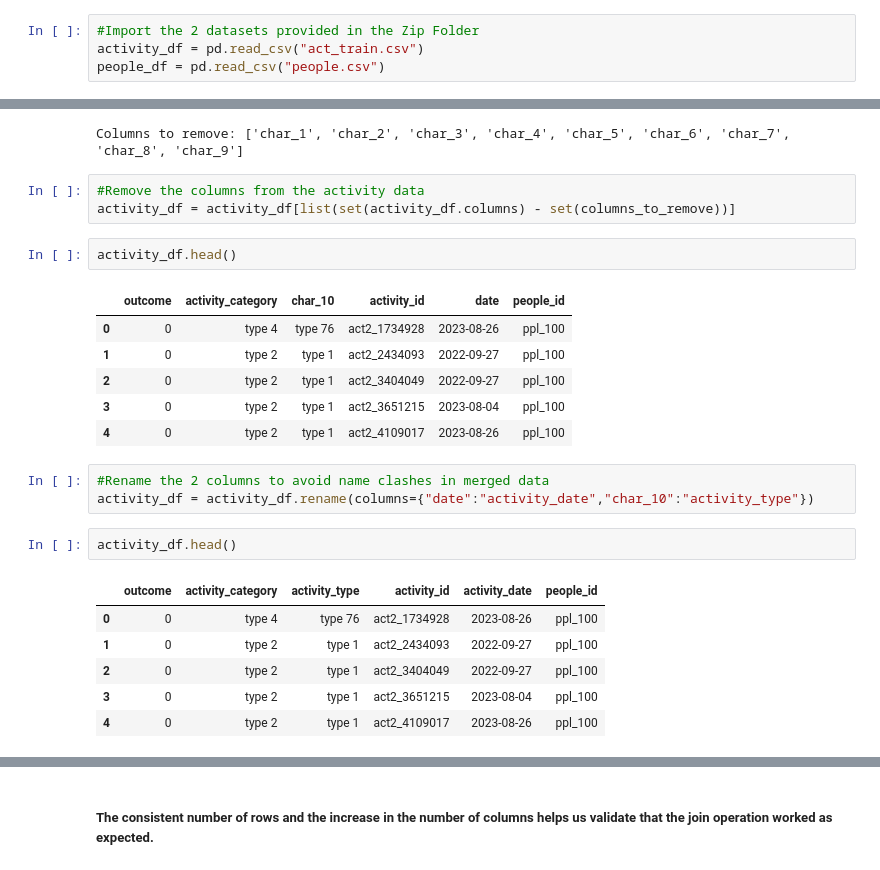
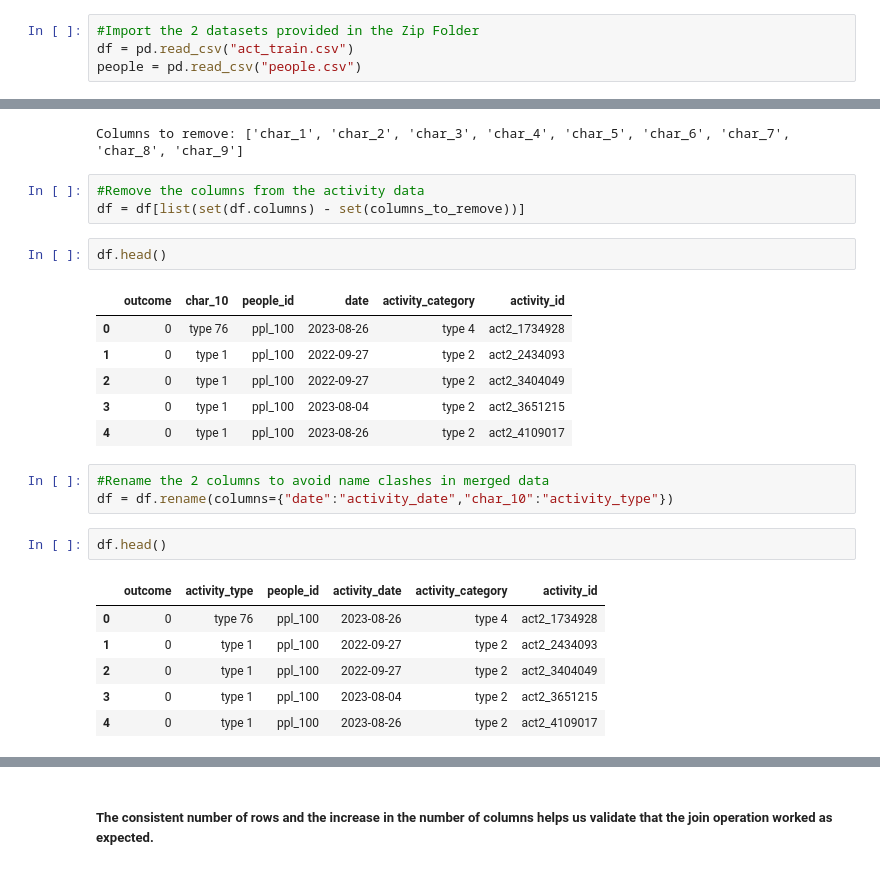
Before and after one commit to gulraeezgulshan/PIAIC, a Jupyter notebook: deep-learning/predicting_red_hat_business_value/classification.ipynb, the cells around one changed output, grey strips where cells are left out. Drawn from its saved outputs; the diff is of its cells as text.

```diff
--- a/deep-learning/predicting_red_hat_business_value/classification.ipynb
+++ b/deep-learning/predicting_red_hat_business_value/classification.ipynb
@@ -25,7 +25,7 @@ import seaborn as sns
 %matplotlib inline
 # %%
 #Import the 2 datasets provided in the Zip Folder
-activity_df = pd.read_csv("act_train.csv")
-people_df = pd.read_csv("people.csv")
+df = pd.read_csv("act_train.csv")
+people = pd.read_csv("people.csv")
 # %%
 #Explore the shape of the datasets
@@ -106,27 +106,27 @@ print("Columns to remove:",columns_to_remove)
 Columns to remove: ['char_1', 'char_2', 'char_3', 'char_4', 'char_5', 'char_6', 'char_7', 'char_8', 'char_9']
 # %%
 #Remove the columns from the activity data
-activity_df = activity_df[list(set(activity_df.columns) - set(columns_to_remove))]
+df = df[list(set(df.columns) - set(columns_to_remove))]
 # %%
-activity_df.head()
+df.head()
 # %% [output]
-|  | outcome | activity_category | char_10 | activity_id | date | people_id |
-| 0 | 0 | type 4 | type 76 | act2_1734928 | 2023-08-26 | ppl_100 |
-| 1 | 0 | type 2 | type 1 | act2_2434093 | 2022-09-27 | ppl_100 |
-| 2 | 0 | type 2 | type 1 | act2_3404049 | 2022-09-27 | ppl_100 |
-| 3 | 0 | type 2 | type 1 | act2_3651215 | 2023-08-04 | ppl_100 |
-| 4 | 0 | type 2 | type 1 | act2_4109017 | 2023-08-26 | ppl_100 |
+|  | outcome | char_10 | people_id | date | activity_category | activity_id |
+| 0 | 0 | type 76 | ppl_100 | 2023-08-26 | type 4 | act2_1734928 |
+| 1 | 0 | type 1 | ppl_100 | 2022-09-27 | type 2 | act2_2434093 |
+| 2 | 0 | type 1 | ppl_100 | 2022-09-27 | type 2 | act2_3404049 |
+| 3 | 0 | type 1 | ppl_100 | 2023-08-04 | type 2 | act2_3651215 |
+| 4 | 0 | type 1 | ppl_100 | 2023-08-26 | type 2 | act2_4109017 |
 # %%
 #Rename the 2 columns to avoid name clashes in merged data
-activity_df = activity_df.rename(columns={"date":"activity_date","char_10":"activity_type"})
+df = df.rename(columns={"date":"activity_date","char_10":"activity_type"})
 # %%
-activity_df.head()
+df.head()
 # %% [output]
-|  | outcome | activity_category | activity_type | activity_id | activity_date | people_id |
-| 0 | 0 | type 4 | type 76 | act2_1734928 | 2023-08-26 | ppl_100 |
-| 1 | 0 | type 2 | type 1 | act2_2434093 | 2022-09-27 | ppl_100 |
-| 2 | 0 | type 2 | type 1 | act2_3404049 | 2022-09-27 | ppl_100 |
-| 3 | 0 | type 2 | type 1 | act2_3651215 | 2023-08-04 | ppl_100 |
-| 4 | 0 | type 2 | type 1 | act2_4109017 | 2023-08-26 | ppl_100 |
+|  | outcome | activity_type | people_id | activity_date | activity_category | activity_id |
+| 0 | 0 | type 76 | ppl_100 | 2023-08-26 | type 4 | act2_1734928 |
+| 1 | 0 | type 1 | ppl_100 | 2022-09-27 | type 2 | act2_2434093 |
+| 2 | 0 | type 1 | ppl_100 | 2022-09-27 | type 2 | act2_3404049 |
+| 3 | 0 | type 1 | ppl_100 | 2023-08-04 | type 2 | act2_3651215 |
+| 4 | 0 | type 1 | ppl_100 | 2023-08-26 | type 2 | act2_4109017 |
 # %%
 #The mode of a set of data values is the value that appears most often.
```
Also changed, not shown: parts of 69 cells of this notebook, 11 other files.
